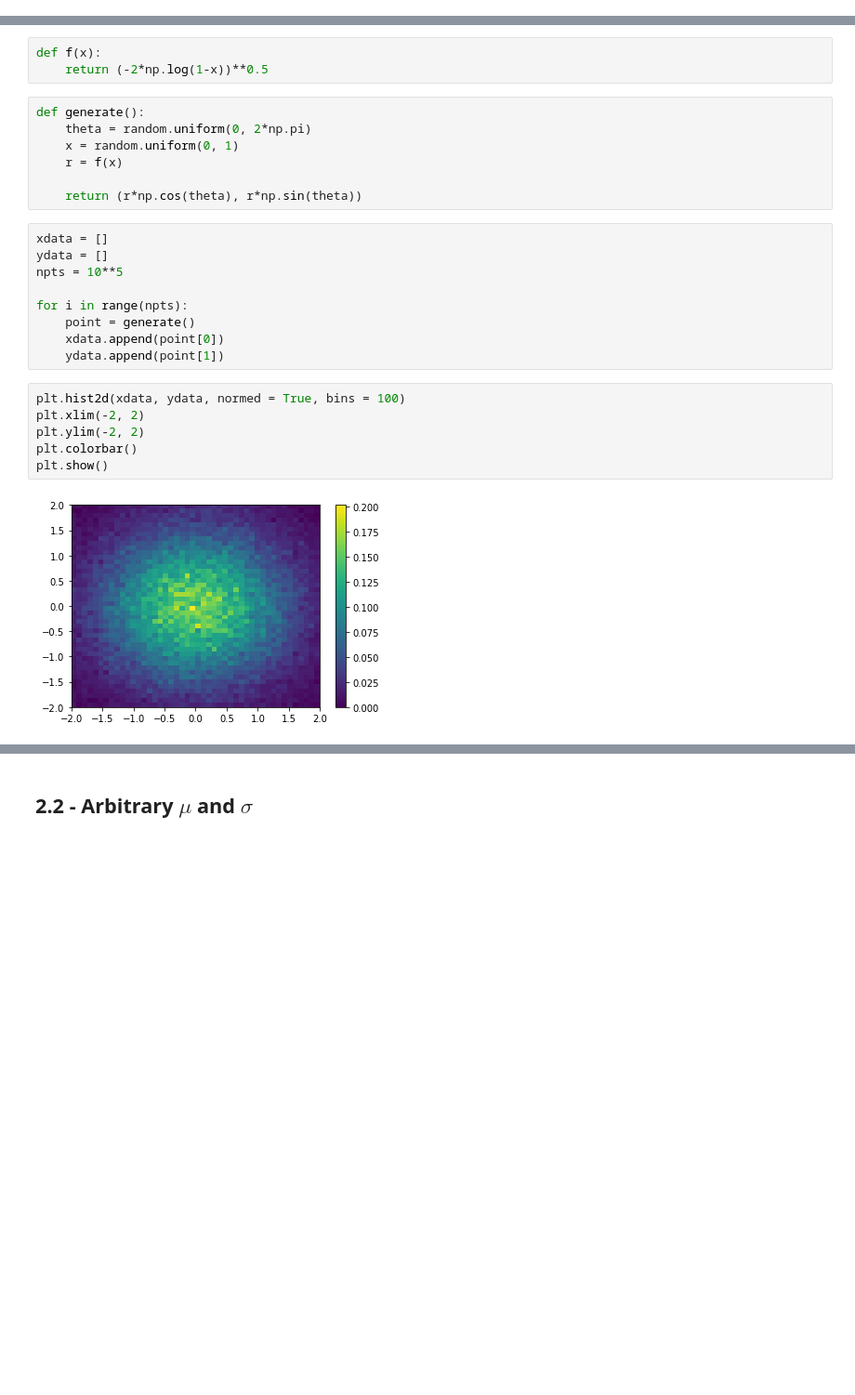
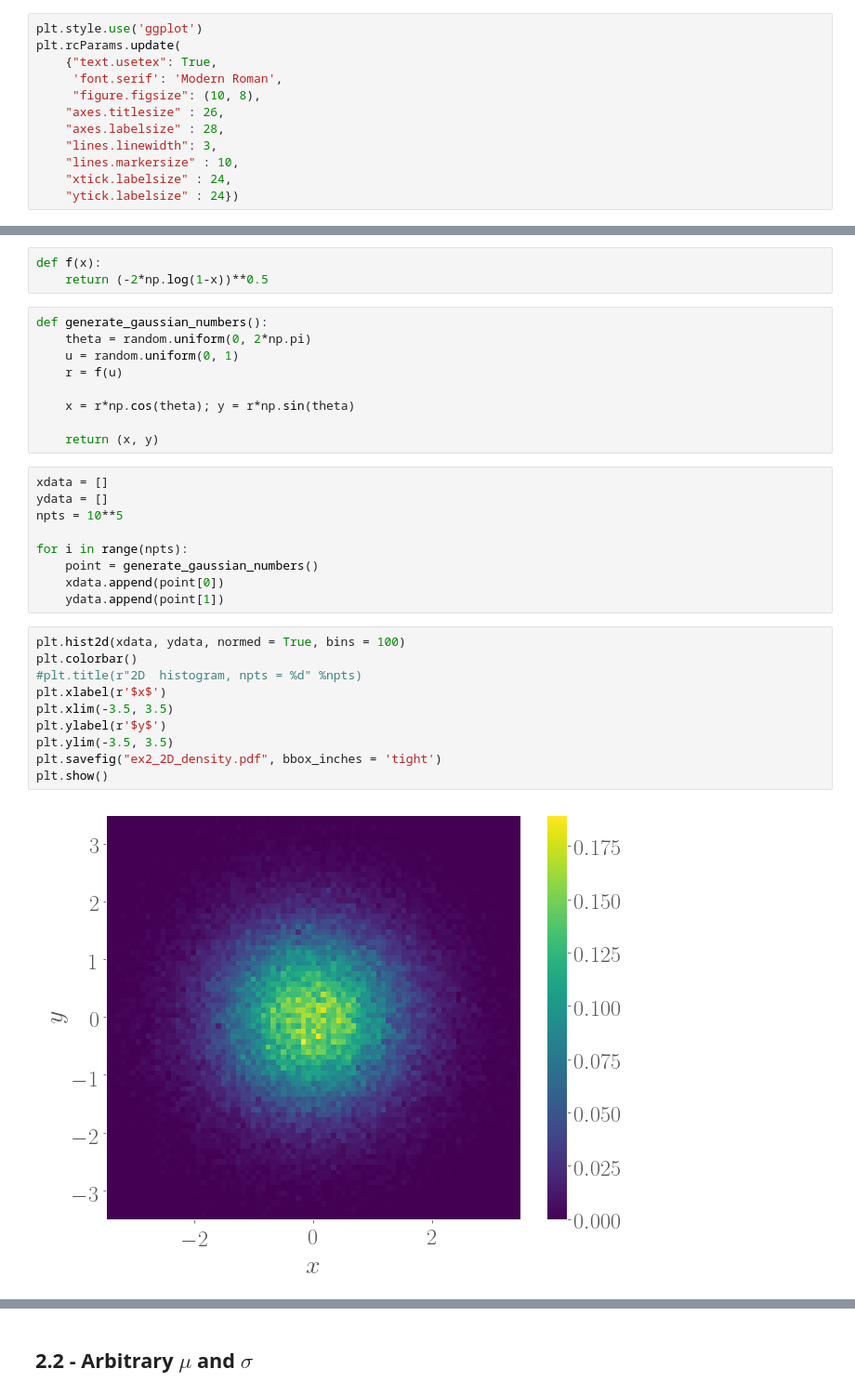
Before and after one commit to ThibeauWouters/Monte-Carlo-Simulations, a Jupyter notebook: 2_Gaussian_RNG.ipynb, the cells around one changed output, grey strips where cells are left out. Shown at 93% size. Drawn from its saved outputs; the diff is of its cells as text; blank space fills up the shorter version.

```diff
--- a/2_Gaussian_RNG.ipynb
+++ b/2_Gaussian_RNG.ipynb
@@ -10,3 +12,15 @@ import statistics
+# %%
+plt.style.use('ggplot')
+plt.rcParams.update(
+    {"text.usetex": True,
+     'font.serif': 'Modern Roman',
+     "figure.figsize": (10, 8),
+    "axes.titlesize" : 26,
+    "axes.labelsize" : 28,
+    "lines.linewidth": 3,
+    "lines.markersize" : 10,
+    "xtick.labelsize" : 24,
+    "ytick.labelsize" : 24})
 # %% [markdown]
 ##### Functions:
 # %%
@@ -20,27 +34,33 @@ The inverse function is $F^{-1}(x) = \left(-2\log(1-x)\right)^{1/2}$.
 def f(x):
     return (-2*np.log(1-x))**0.5
 # %%
-def generate():
+def generate_gaussian_numbers():
     theta = random.uniform(0, 2*np.pi)
-    x = random.uniform(0, 1)
-    r = f(x)
+    u = random.uniform(0, 1)
+    r = f(u)
 
-    return (r*np.cos(theta), r*np.sin(theta))
+    x = r*np.cos(theta); y = r*np.sin(theta)
+
+    return (x, y)
 # %%
 xdata = []
 ydata = []
 npts = 10**5
 
 for i in range(npts):
-    point = generate()
+    point = generate_gaussian_numbers()
     xdata.append(point[0])
     ydata.append(point[1])
 # %%
 plt.hist2d(xdata, ydata, normed = True, bins = 100)
-plt.xlim(-2, 2)
-plt.ylim(-2, 2)
 plt.colorbar()
+#plt.title(r"2D  histogram, npts = %d" %npts)
+plt.xlabel(r'$x$')
+plt.xlim(-3.5, 3.5)
+plt.ylabel(r'$y$')
+plt.ylim(-3.5, 3.5)
+plt.savefig("ex2_2D_density.pdf", bbox_inches = 'tight')
 plt.show()
 # %% [output]
-[figure, old version]
+[figure, new version]
 # %%
```
Also changed, not shown: parts of 13 cells of this notebook, 3 other files.
